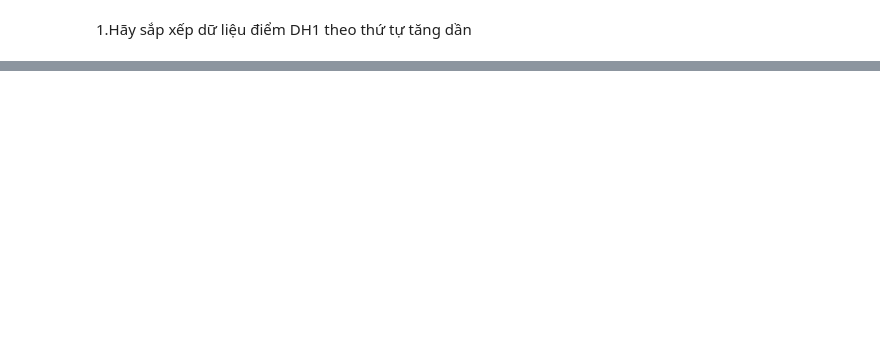
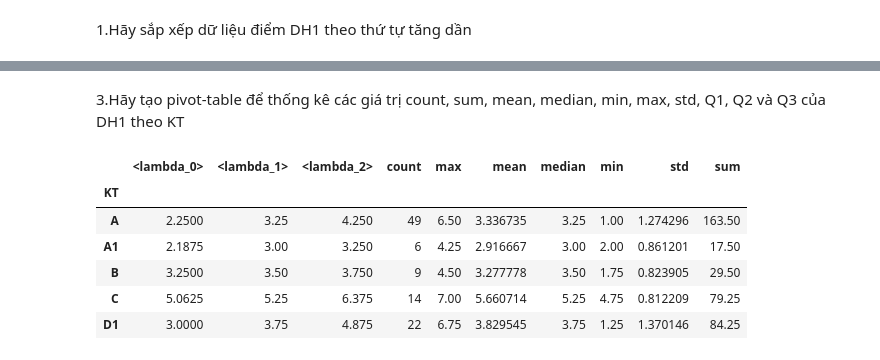
Before and after one commit to Spokai3/PhanTichDuLieuVaHocSau, a Jupyter notebook: Lab2.ipynb, the cells around one changed output, grey strips where cells are left out. Drawn from its saved outputs; the diff is of its cells as text; code cells hidden in the pictures; blank space fills up the shorter version.

```diff
--- a/Lab2.ipynb
+++ b/Lab2.ipynb
@@ -242,0 +295,12 @@ res
+# %% [markdown]
+3.Hãy tạo pivot-table để thống kê các giá trị count, sum, mean, median, min, max, std, Q1, Q2 và Q3 của DH1 theo KT
+# %%
+hw1.pivot_table(index=['KT'], values='DH1',aggfunc={'DH1':['sum','count','mean','median','min','max','std',lambda x: np.percentile(x, 25),lambda x: np.percentile(x, 50),lambda x: np.percentile(x, 75)]})
+# %% [output]
+|  | <lambda_0> | <lambda_1> | <lambda_2> | count | max | mean | median | min | std | sum |
+| KT |  |  |  |  |  |  |  |  |  |  |
+| A | 2.2500 | 3.25 | 4.250 | 49 | 6.50 | 3.336735 | 3.25 | 1.00 | 1.274296 | 163.50 |
+| A1 | 2.1875 | 3.00 | 3.250 | 6 | 4.25 | 2.916667 | 3.00 | 2.00 | 0.861201 | 17.50 |
+| B | 3.2500 | 3.50 | 3.750 | 9 | 4.50 | 3.277778 | 3.50 | 1.75 | 0.823905 | 29.50 |
+| C | 5.0625 | 5.25 | 6.375 | 14 | 7.00 | 5.660714 | 5.25 | 4.75 | 0.812209 | 79.25 |
+| D1 | 3.0000 | 3.75 | 4.875 | 22 | 6.75 | 3.829545 | 3.75 | 1.25 | 1.370146 | 84.25 |
```
Also changed, not shown: parts of 11 cells of this notebook.
